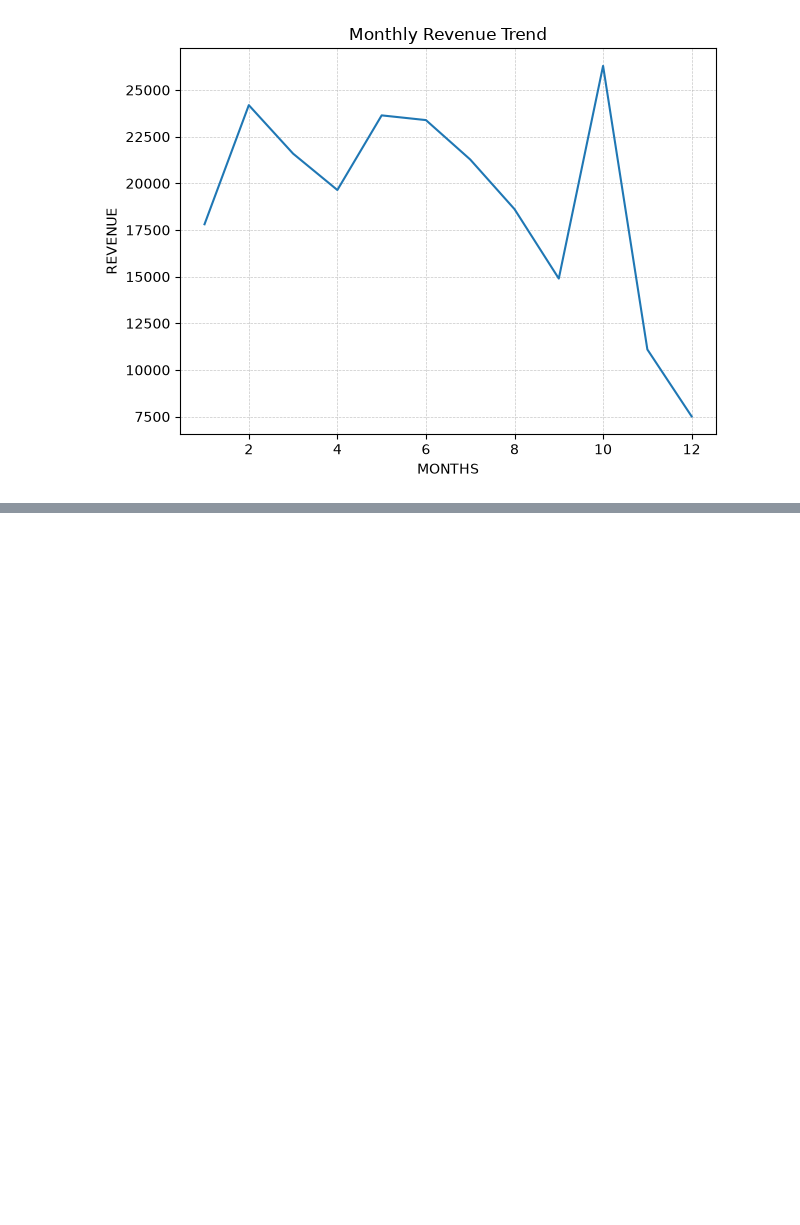
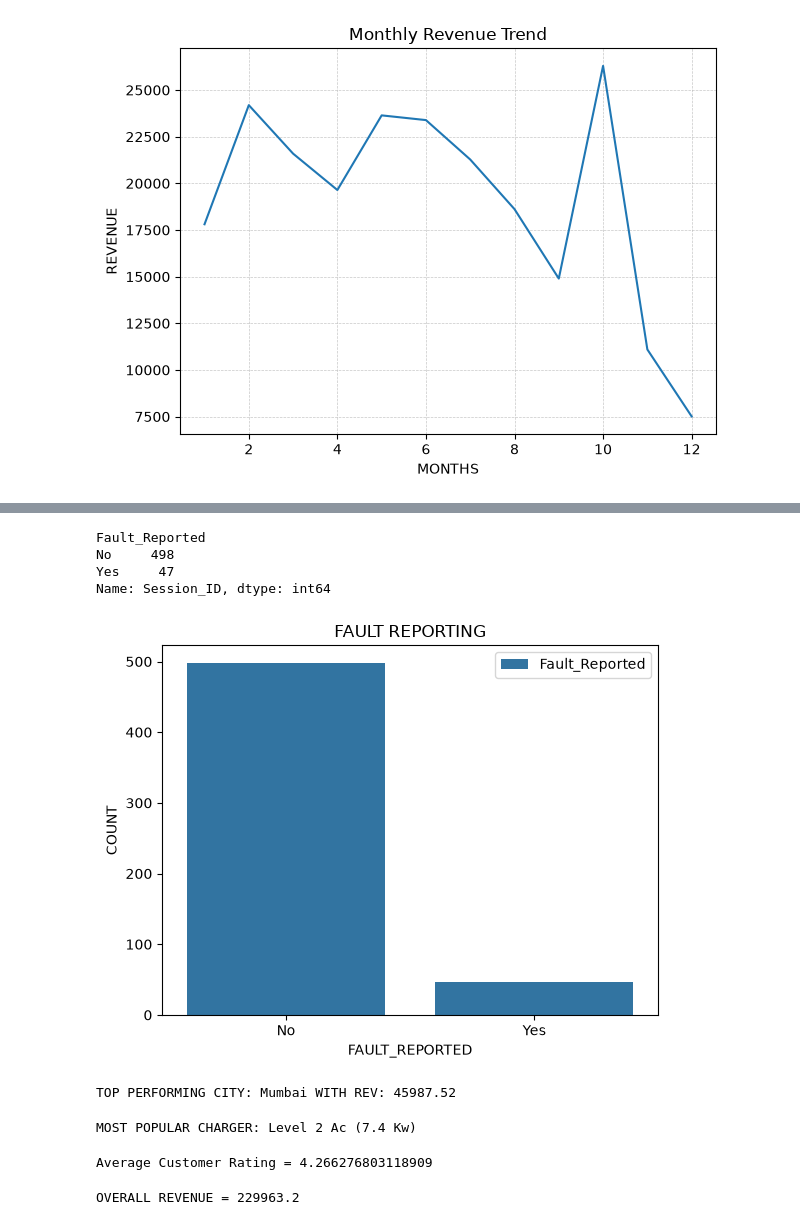
Before and after one commit to Shivrajmohite7/Shivrajmohite7_FBS, a Jupyter notebook: FBS/DATA ANALYSIS/JULY_AUGUST/PROJECT/EDA FIRSTBIT DATA ANALYSIS PROJECT/Untitled.ipynb, the cells around one changed output, grey strips where cells are left out. Drawn from its saved outputs; the diff is of its cells as text; code cells hidden in the pictures; blank space fills up the shorter version.

```diff
--- a/FBS/DATA ANALYSIS/JULY_AUGUST/PROJECT/EDA FIRSTBIT DATA ANALYSIS PROJECT/Untitled.ipynb
+++ b/FBS/DATA ANALYSIS/JULY_AUGUST/PROJECT/EDA FIRSTBIT DATA ANALYSIS PROJECT/Untitled.ipynb
@@ -972,0 +1022,38 @@ SyntaxError: expression cannot contain assignment, perhaps you meant "=="? (1701
+# %%
+chg_ses=df.groupby(df['Fault_Reported'])['Session_ID'].count()
+chg_ses
+# %% [output]
+Fault_Reported
+No     498
+Yes     47
+Name: Session_ID, dtype: int64
+# %%
+sns.countplot(data=df,x='Fault_Reported',label='Fault_Reported')
+plt.title("FAULT REPORTING")
+plt.legend()
+plt.ylabel("COUNT")
+plt.xlabel("FAULT_REPORTED")
+plt.show()
+# %% [output]
+[figure, added]
+# %%
+top_per_city=df.groupby('City')['Cost_INR'].sum().sort_values(ascending=False).head(1)
+print("TOP PERFORMING CITY:",top_per_city.index[0],"WITH REV:",top_per_city.values[0])
+# %% [output]
+TOP PERFORMING CITY: Mumbai WITH REV: 45987.52
+# %%
+# Find most popular charger
+most_pop_chg=df['Charger_Type'].value_counts().sort_values(ascending=False).head(1)
+print("MOST POPULAR CHARGER:",most_pop_chg.index[0])
+# %% [output]
+MOST POPULAR CHARGER: Level 2 Ac (7.4 Kw)
+# %%
+# Find average customer rating
+avg_cust_rating=df['Customer_Rating'].mean()
+print("Average Customer Rating =",avg_cust_rating)
+# %% [output]
+Average Customer Rating = 4.266276803118909
+# %%
+print("OVERALL REVENUE =",df['Cost_INR'].sum())
+# %% [output]
+OVERALL REVENUE = 229963.2
```
Also changed, not shown: parts of 15 cells of this notebook.
